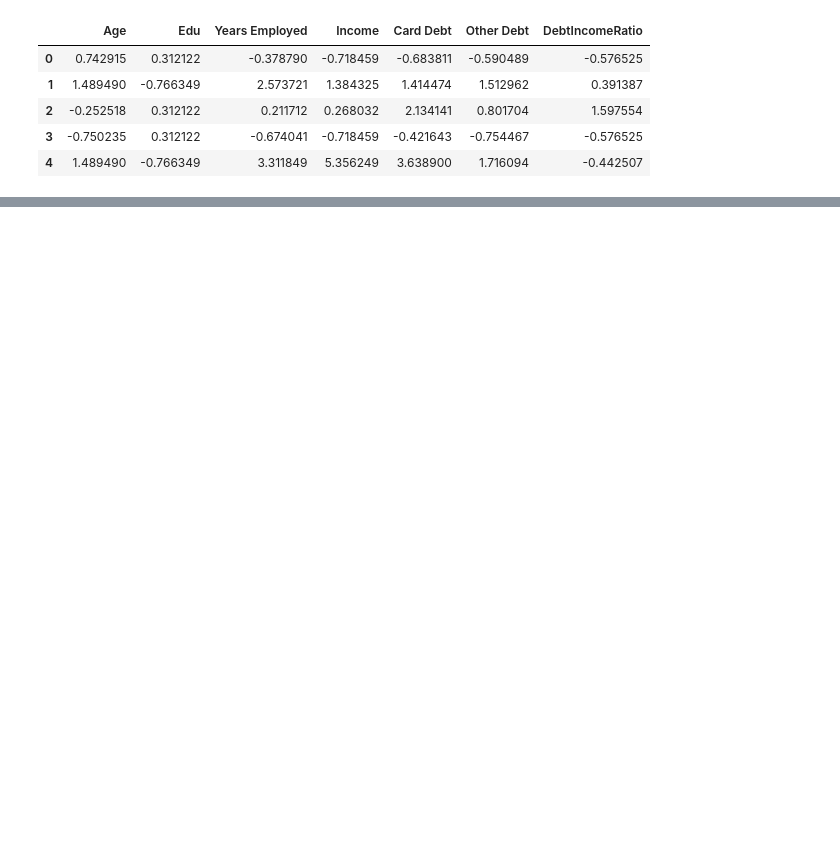
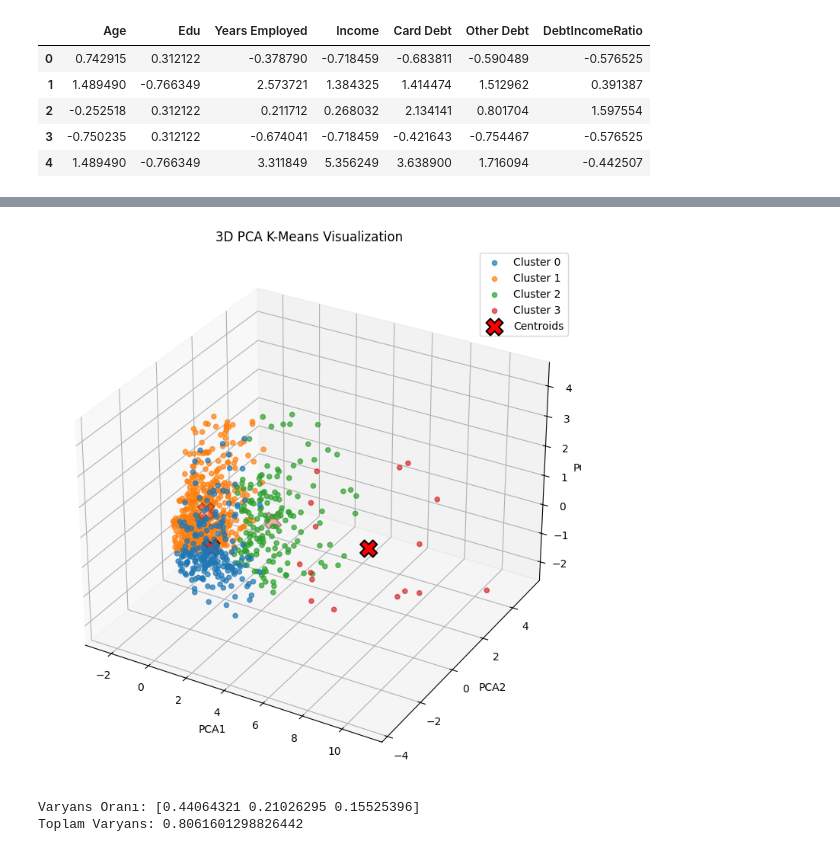
Before and after one commit to ipekgulsencelik/Python_Bootcamp, a Jupyter notebook: 04_Machine_Learning/06_KMeans.ipynb, the cells around one changed output, grey strips where cells are left out. Drawn from its saved outputs; the diff is of its cells as text; code cells hidden in the pictures; blank space fills up the shorter version.

```diff
--- a/04_Machine_Learning/06_KMeans.ipynb
+++ b/04_Machine_Learning/06_KMeans.ipynb
@@ -129,0 +286,59 @@ Converged at iteration 20: strict convergence.
+# %%
+# PCA'yı 3 bileşene indir
+pca = PCA(n_components=3) # PCA modelini oluşturur ve 3 bileşen kullanır.
+
+# Veriyi 3 boyuta indir
+pca_result = pca.fit_transform(X_scaled) # PCA modelini eğitir ve veriyi 3 bileşene dönüştürür.
+
+# DataFrame'e ekle
+df['PCA1'] = pca_result[:, 0] # PCA1 bileşenini df'e ekler.
+df['PCA2'] = pca_result[:, 1] # PCA2 bileşenini df'e ekler.
+df['PCA3'] = pca_result[:, 2] # PCA3 bileşenini df'e ekler.
+
+# KMeans cluster merkezlerini de aynı PCA uzayına dönüştür
+centers_pca_3d = pca.transform(kmeans_final.cluster_centers_) # KMeans modelinin öğrenilen küme merkezlerini PCA bileşenlerine dönüştürür.
+
+# 3D figure
+fig = plt.figure(figsize=(12, 9)) # 3D görselleştirme için bir grafik oluşturur.
+ax = fig.add_subplot(111, projection='3d') # Grafiğe 3D eksen ekler ve ax değişkenine atar.
+
+# Her cluster'ı ayrı çiz
+for c in sorted(df['Cluster'].unique()): # Her bir küme için döngü oluşturur.
+    subset = df[df['Cluster'] == c] # Her bir küme için df'den o kümeye ait veri noktalarını içeren bir alt küme oluşturur.
+
+    ax.scatter(
+        subset['PCA1'], # PCA1 bileşenini x eksenine yerleştirir.
+        subset['PCA2'], # PCA2 bileşenini y eksenine yerleştirir.
+        subset['PCA3'], # PCA3 bileşenini z eksenine yerleştirir.
+        alpha=0.7, # Noktaların saydamlık seviyesini 0.7 olarak belirler.
+        label=f'Cluster {c}' # Her bir kümenin etiketini belirler.
+    ) # Her bir küme için PCA1, PCA2 ve PCA3 bileşenlerine göre noktaları 3D olarak görselleştirir.
+
+# Merkezleri çiz
+ax.scatter(
+    centers_pca_3d[:, 0], # PCA1 bileşenindeki küme merkezlerini x eksenine yerleştirir.
+    centers_pca_3d[:, 1], # PCA2 bileşenindeki küme merkezlerini y eksenine yerleştirir.
+    centers_pca_3d[:, 2], # PCA3 bileşenindeki küme merkezlerini z eksenine yerleştirir.
+    c='red', # Küme merkezlerinin rengini kırmızı olarak belirler.
+    s=250, # Küme merkezlerinin boyutunu 250 olarak belirler.
+    marker='X', # Küme merkezlerinin işaretleyicisini 'X' olarak belirler.
+    edgecolors='black', # Küme merkezlerinin kenar renklerini siyah olarak belirler.
+    linewidths=1.5, # Küme merkezlerinin kenar kalınlığını 1.5 olarak belirler.
+    label='Centroids' # Küme merkezlerinin etiketini 'Centroids' olarak belirler.
+)
+
+ax.set_title('3D PCA K-Means Visualization') # Grafiğin başlığını belirler.
+ax.set_xlabel('PCA1') # X ekseninin etiketini belirler.
+ax.set_ylabel('PCA2') # Y ekseninin etiketini belirler.
+ax.set_zlabel('PCA3') # Z ekseninin etiketini belirler.
+ax.legend() # Legend'i gösterir.
+
+plt.show()
+# %% [output]
+[figure, added]
+# %%
+print("Varyans Oranı:", pca.explained_variance_ratio_) # PCA'nın her bir bileşeninin toplam varyansın ne kadarını açıkladığını gösterir.
+print("Toplam Varyans:", pca.explained_variance_ratio_.sum()) # PCA'nın seçilen bileşenlerinin toplam varyansın ne kadarını açıkladığını gösterir. Bu değer, PCA'nın veri setindeki varyansın ne kadarını koruduğunu gösterir.
+# %% [output]
+Varyans Oranı: [0.44064321 0.21026295 0.15525396]
+Toplam Varyans: 0.8061601298826442
```
Also changed, not shown: parts of 18 cells of this notebook.
